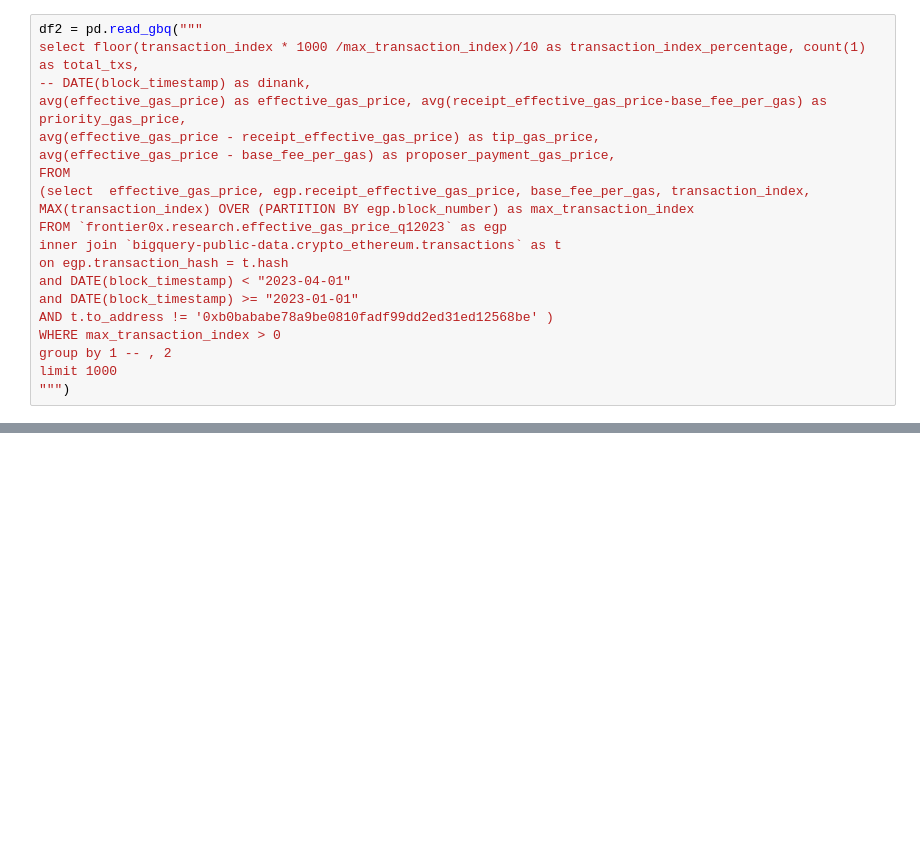
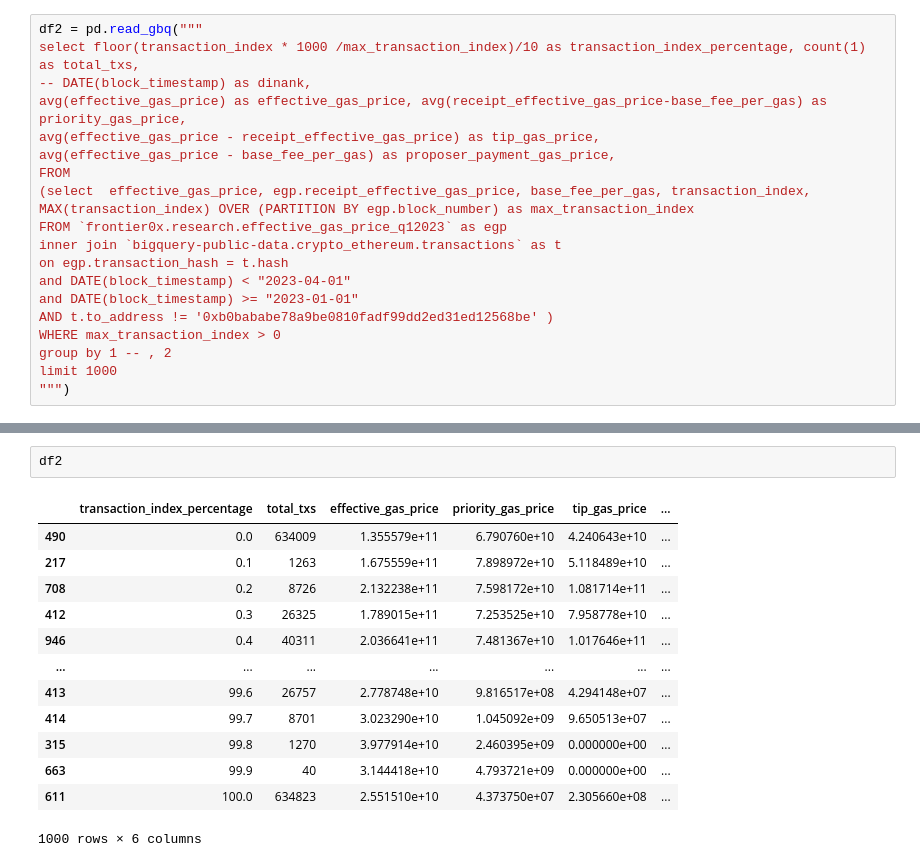
Before and after one commit to ankitchiplunkar/crypto_charts, a Jupyter notebook: notebooks/Congestion vs Contention.ipynb, the cells around one changed output, grey strips where cells are left out. Saved outputs shown, nothing was run; the diff lists cells and outputs as text; blank space fills up the shorter version.

```diff
--- a/notebooks/Congestion vs Contention.ipynb
+++ b/notebooks/Congestion vs Contention.ipynb
@@ -143,0 +147,16 @@ df.set_index('transaction_index').plot(y='tip_gas_price', figsize=(15, 5), title
+# %%
+df2
+# %% [output]
+|  | transaction_index_percentage | total_txs | effective_gas_price | priority_gas_price | tip_gas_price | ... |
+| 490 | 0.0 | 634009 | 1.355579e+11 | 6.790760e+10 | 4.240643e+10 | ... |
+| 217 | 0.1 | 1263 | 1.675559e+11 | 7.898972e+10 | 5.118489e+10 | ... |
+| 708 | 0.2 | 8726 | 2.132238e+11 | 7.598172e+10 | 1.081714e+11 | ... |
+| 412 | 0.3 | 26325 | 1.789015e+11 | 7.253525e+10 | 7.958778e+10 | ... |
+| 946 | 0.4 | 40311 | 2.036641e+11 | 7.481367e+10 | 1.017646e+11 | ... |
+| ... | ... | ... | ... | ... | ... | ... |
+| 413 | 99.6 | 26757 | 2.778748e+10 | 9.816517e+08 | 4.294148e+07 | ... |
+| 414 | 99.7 | 8701 | 3.023290e+10 | 1.045092e+09 | 9.650513e+07 | ... |
+| 315 | 99.8 | 1270 | 3.977914e+10 | 2.460395e+09 | 0.000000e+00 | ... |
+| 663 | 99.9 | 40 | 3.144418e+10 | 4.793721e+09 | 0.000000e+00 | ... |
+| 611 | 100.0 | 634823 | 2.551510e+10 | 4.373750e+07 | 2.305660e+08 | ... |
+1000 rows × 6 columns
```
Also changed, not shown: parts of 8 cells of this notebook.
